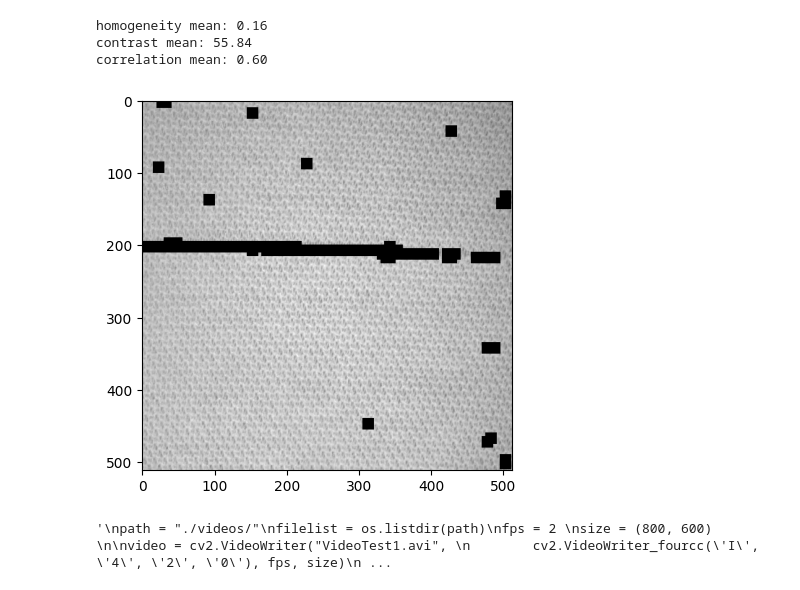
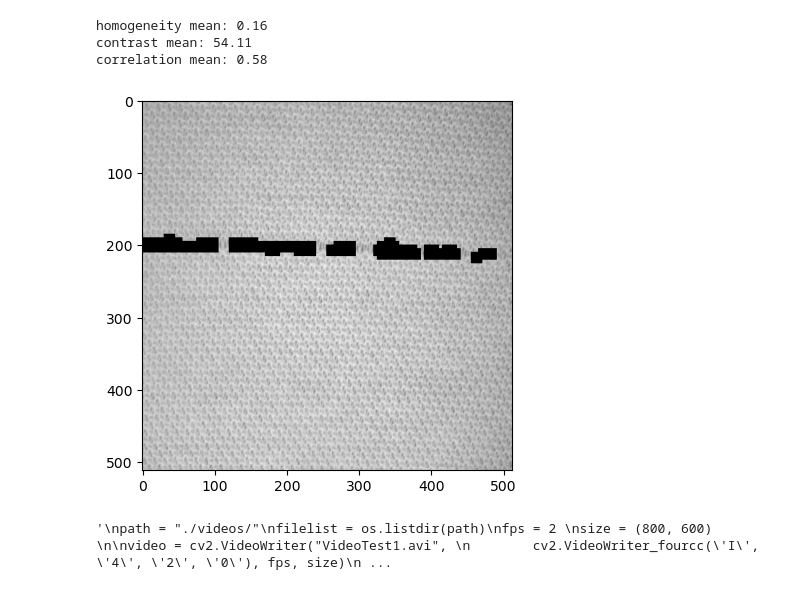
Before and after one commit to 409416541/111-1-project, a Jupyter notebook: test1.ipynb, the cells around one changed output. Saved outputs shown, nothing was run; the diff lists cells and outputs as text; code cells hidden in the pictures.

```diff
--- a/test1.ipynb
+++ b/test1.ipynb
@@ -53,7 +53,7 @@ for i in range(0,1):#images_number #photo1-1087
     image = cv2.imread('image'+str(num)+'.png')
     image = cv2.cvtColor(image, cv2.COLOR_BGR2GRAY)
 
-    size_filter = 16 #default 25
+    size_filter = 22 #default 25
     nr,nc = image.shape[:2]
     #print(nr,nc)
 
@@ -89,8 +89,8 @@ for i in range(0,1):#images_number #photo1-1087
     for i in range(x_filter):
         for j in range(y_filter):
             if co_correlation[i,j]>0.72:#default 0.825
-                if co_contrast[i,j]>18:#default 40
-                    if co_homogeneity[i,j]<0.25:
+                if co_contrast[i,j]>25:#default 40
+                    if co_homogeneity[i,j]<0.3:
                         cv2.rectangle(image,( j*offset-5 , i*offset-5 ),( j*offset+10 , i*offset+10 ) ,0,-1)#default +50 +50
                         Error_Detected=1
 
@@ -105,34 +105,34 @@ for i in range(0,1):#images_number #photo1-1087
                 if(image[i,j]>0):
                     image[i,j]=255
         '''
     plt.imshow(image,cmap='gray')
     plt.show()
     cv2.imwrite("./results/result"+str(num)+".png",image)
 
 
 #image to video
 '''
 path = "./videos/"
 filelist = os.listdir(path)
 fps = 2
 size = (800, 600)
 
 video = cv2.VideoWriter("VideoTest1.avi",
         cv2.VideoWriter_fourcc('I', '4', '2', '0'), fps, size)
 
 for item in filelist:
     if item.endswith('.png'):
 
         item = path + item
         img = cv2.imread(item)
         video.write(img)
 
 video.release()
 cv2.destroyAllWindows()
 '''
 # %% [output]
 homogeneity mean: 0.16
-contrast mean: 55.84
-correlation mean: 0.60
+contrast mean: 54.11
+correlation mean: 0.58
-[figure, old version]
+[figure, new version]
 '\npath = "./videos/"\nfilelist = os.listdir(path)\nfps = 2 \nsize = (800, 600) \n\nvideo = cv2.VideoWriter("VideoTest1.avi", \n        cv2.VideoWriter_fourcc(\'I\', \'4\', \'2\', \'0\'), fps, size)\n ...
```
Also changed, not shown: parts of 1 cell of this notebook, 1 other file.
